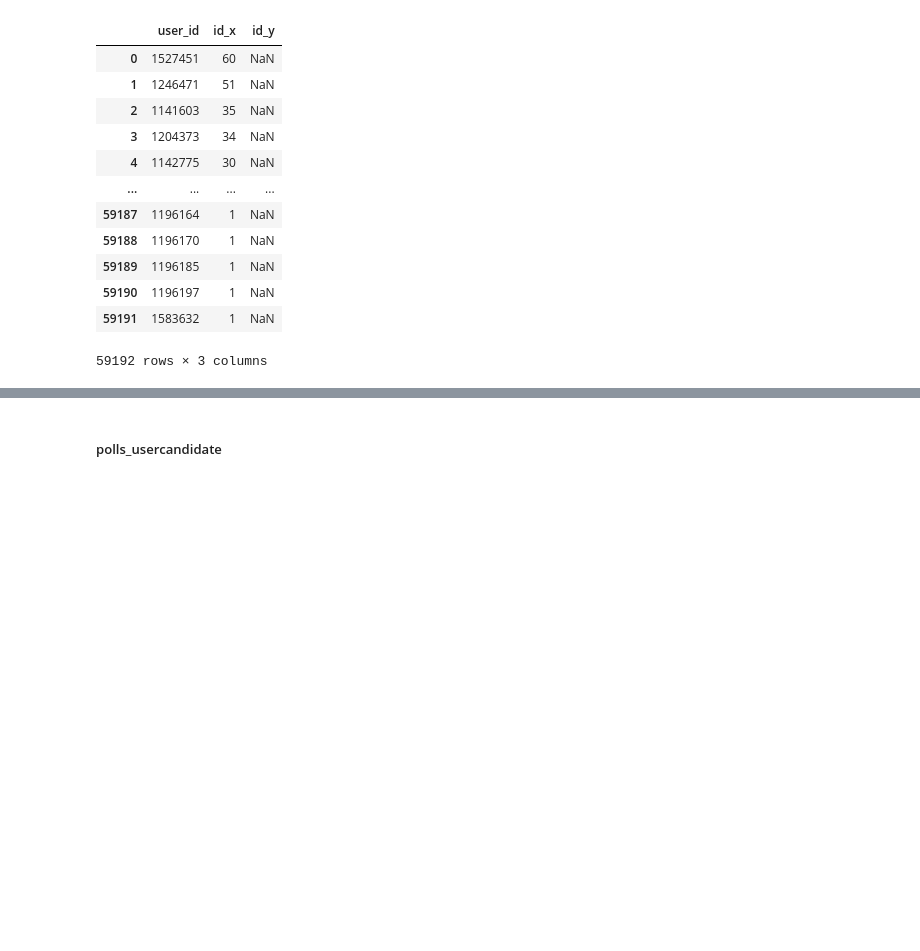
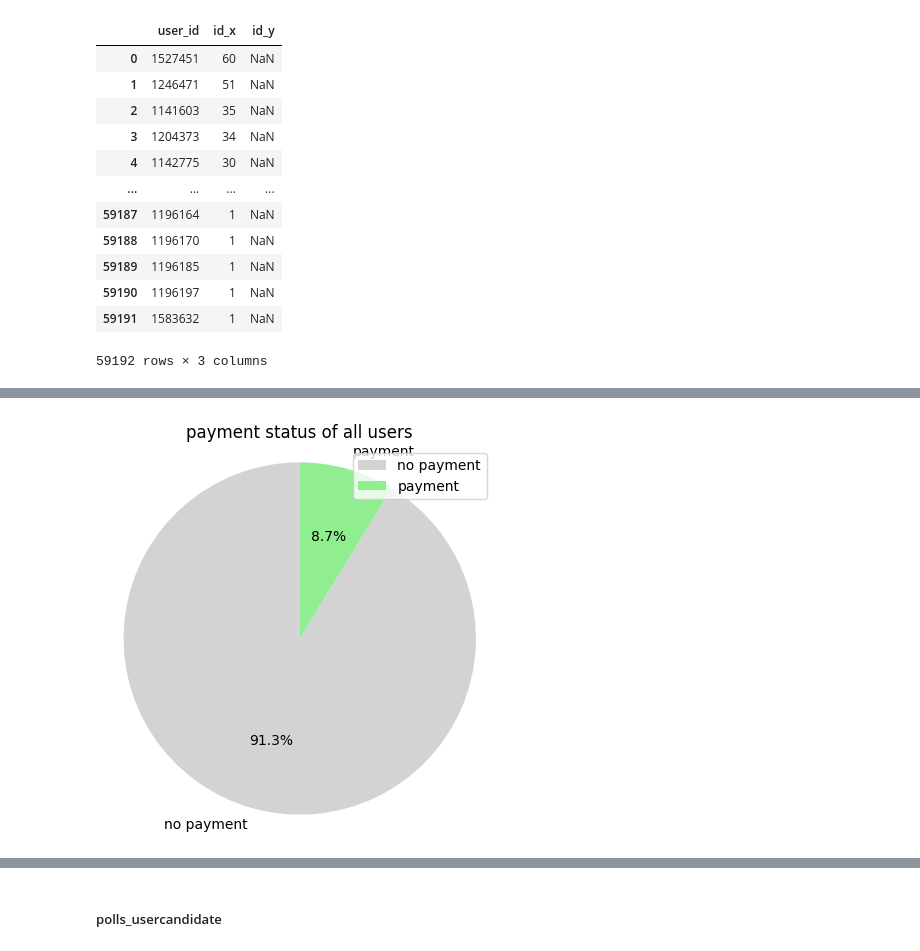
Before and after one commit to goodnews724/sprint_final_project, a Jupyter notebook: notebooks/jaemun.ipynb, the cells around one changed output, grey strips where cells are left out. Saved outputs shown, nothing was run; the diff lists cells and outputs as text; code cells hidden in the pictures; blank space fills up the shorter version.

```diff
--- a/notebooks/jaemun.ipynb
+++ b/notebooks/jaemun.ipynb
@@ -1222,0 +1306,15 @@ plt.show()
+# %%
+import matplotlib.pyplot as plt
+
+# 전체 사용자 대비 결제 여부
+labels = ['no payment', 'payment']
+sizes = [len(all_users) - len(payment_in_users), len(payment_in_users)]
+
+plt.figure(figsize=(5, 5))
+plt.pie(sizes, labels=labels, autopct='%1.1f%%', startangle=90, colors=['lightgray', 'lightgreen'])
+plt.axis('equal')
+plt.title('payment status of all users')
+plt.legend(loc= 'upper right')
+plt.show()
+# %% [output]
+[figure, added]
```
Also changed, not shown: parts of 13 cells of this notebook.
